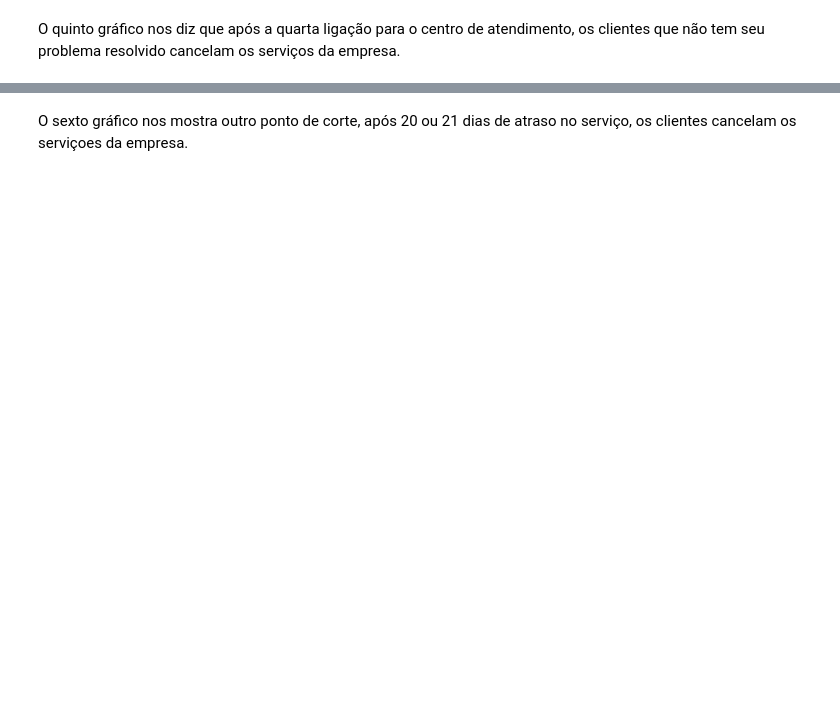
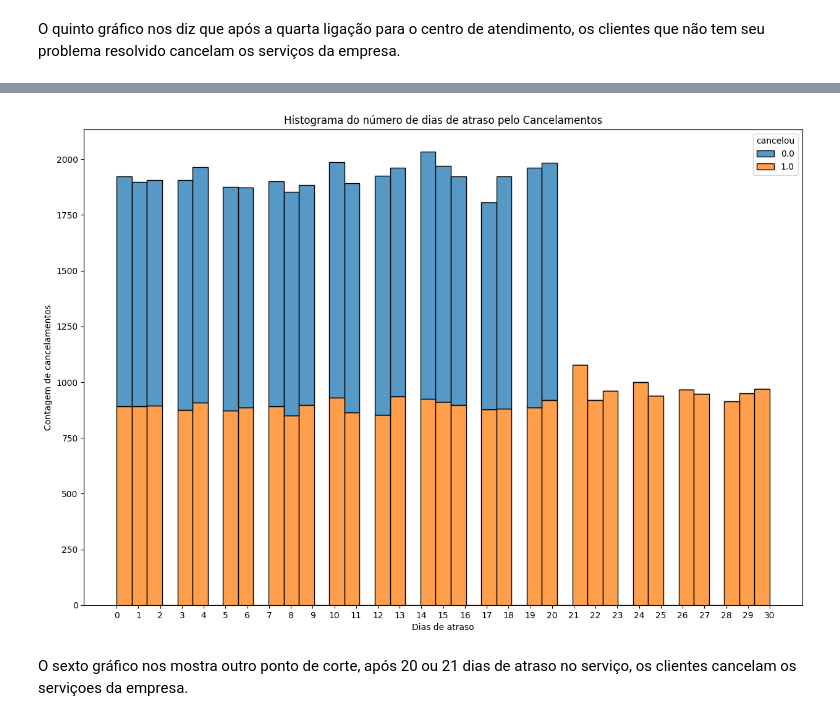
Before and after one commit to arthuraraujo0/Maratona_Python, a Jupyter notebook: Projeto_2/Cancelamento_de_clientes.ipynb, the cells around one changed output, grey strips where cells are left out. Drawn from its saved outputs; the diff is of its cells as text; code cells hidden in the pictures; blank space fills up the shorter version.

```diff
--- a/Projeto_2/Cancelamento_de_clientes.ipynb
+++ b/Projeto_2/Cancelamento_de_clientes.ipynb
@@ -182,2 +203,20 @@ grafico.show()
+# %%
+# Criar o gráfico
+plt.figure(figsize=(15, 10))
+sns.histplot(data=tabela, x='dias_atraso', hue='cancelou', multiple='stack')
+
+# Definir o tipo de dados para 'dias_atraso' como numérico
+plt.gca().xaxis.set_major_locator(plt.MaxNLocator(integer=True))
+plt.xticks(range(int(tabela['dias_atraso'].min()), int(tabela['dias_atraso'].max()) + 1))  # Definir os ticks como todos os valores inteiros de 'dias_atraso'
+
+# Adicionar título e rótulos dos eixos
+plt.title('Histograma do número de dias de atraso pelo Cancelamentos')
+plt.xlabel('Dias de atraso')
+plt.ylabel('Contagem de cancelamentos')
+
+# Mostrar o gráfico
+plt.show()
+# %% [output]
+[figure, added]
 # %% [markdown]
 O sexto gráfico nos mostra outro ponto de corte, após 20 ou 21 dias de atraso no serviço, os clientes cancelam os serviçoes da empresa.
```
Also changed, not shown: parts of 14 cells of this notebook.
